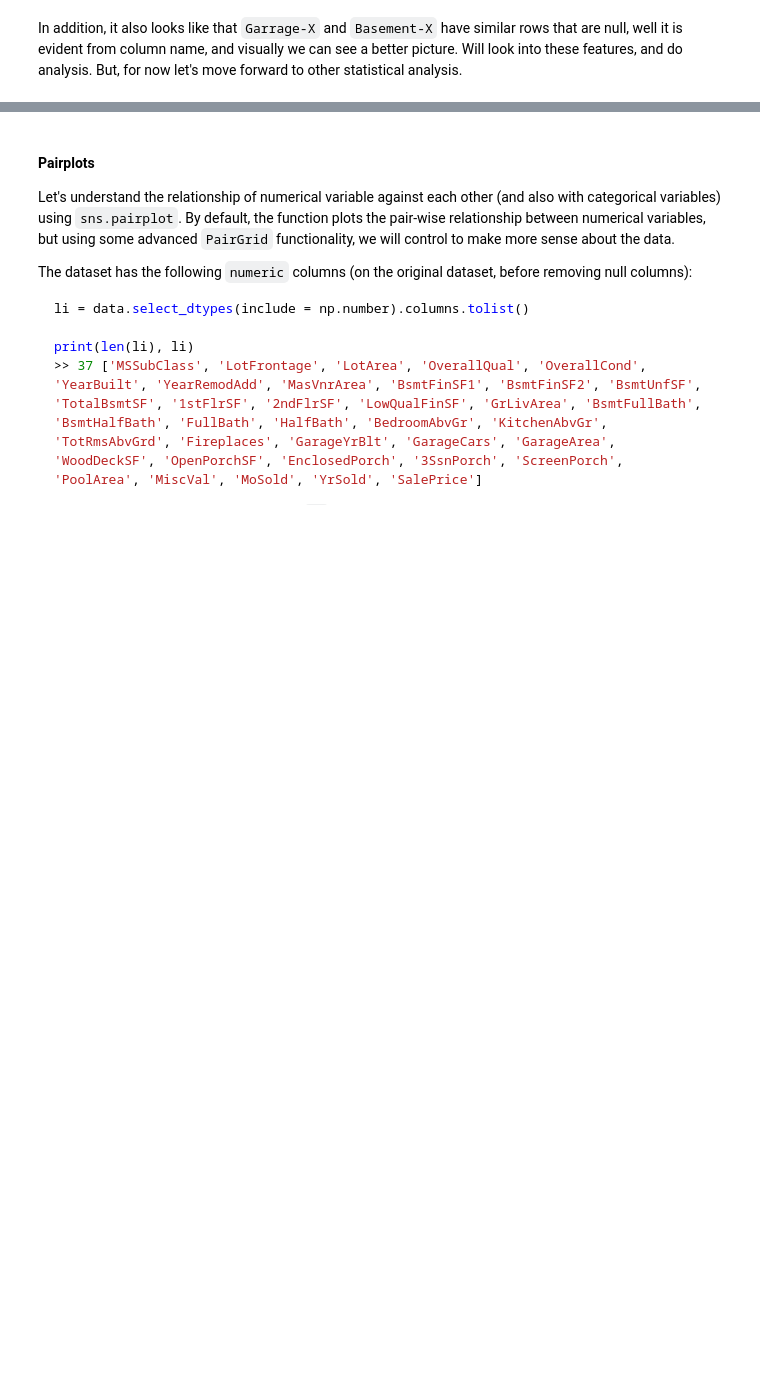
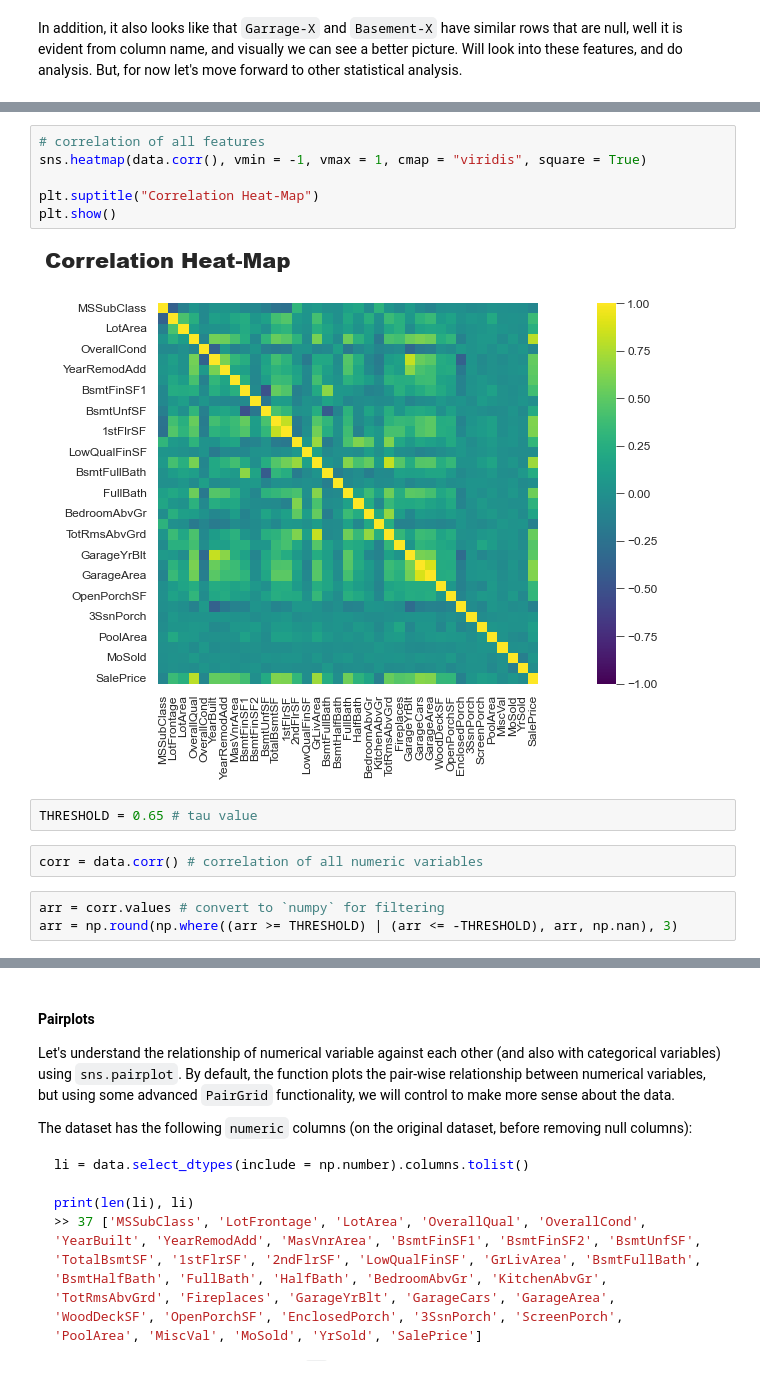
Before and after one commit to ZenithClown/self-development, a Jupyter notebook: competitions/kaggle/House Prices - Advanced Regression Techniques/Data Analysis.ipynb, the cells around one changed output, grey strips where cells are left out. Drawn from its saved outputs; the diff is of its cells as text; blank space fills up the shorter version.

Commit message:
Added correlation heatmap and its analysis

```diff
--- a/competitions/kaggle/House Prices - Advanced Regression Techniques/Data Analysis.ipynb
+++ b/competitions/kaggle/House Prices - Advanced Regression Techniques/Data Analysis.ipynb
@@ -263,0 +288,15 @@ In addition, it also looks like that `Garrage-X` and `Basement-X` have similar r
+# %%
+# correlation of all features
+sns.heatmap(data.corr(), vmin = -1, vmax = 1, cmap = "viridis", square = True)
+
+plt.suptitle("Correlation Heat-Map")
+plt.show()
+# %% [output]
+[figure, added]
+# %%
+THRESHOLD = 0.65 # tau value
+# %%
+corr = data.corr() # correlation of all numeric variables
+# %%
+arr = corr.values # convert to `numpy` for filtering
+arr = np.round(np.where((arr >= THRESHOLD) | (arr <= -THRESHOLD), arr, np.nan), 3)
```
Also changed, not shown: parts of 13 cells of this notebook.
